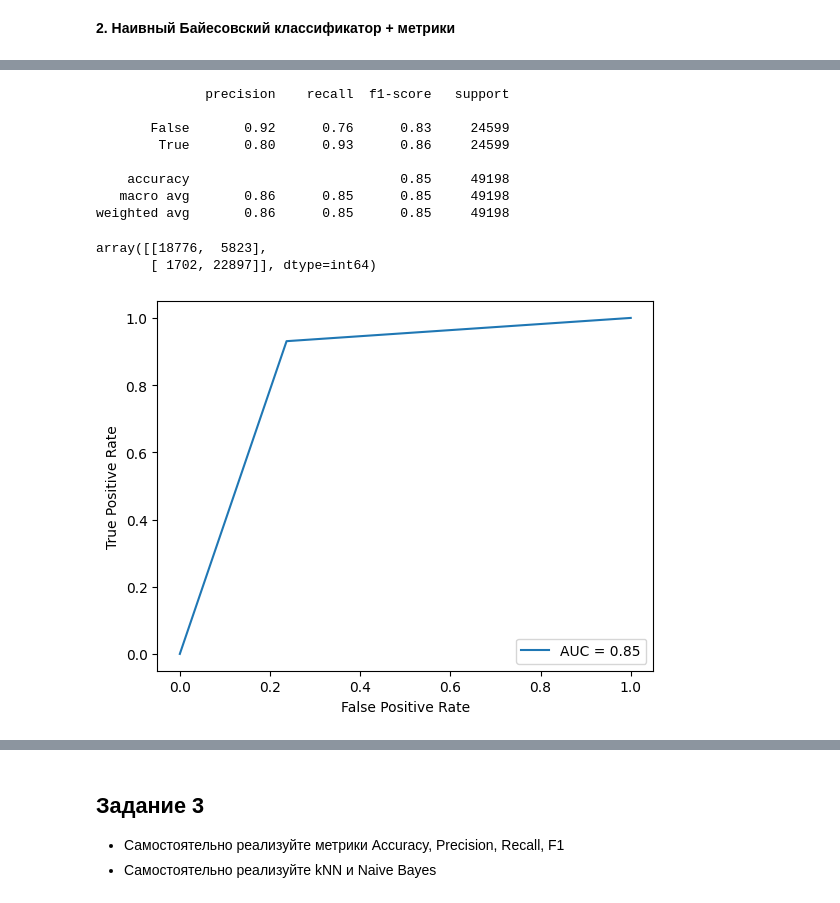
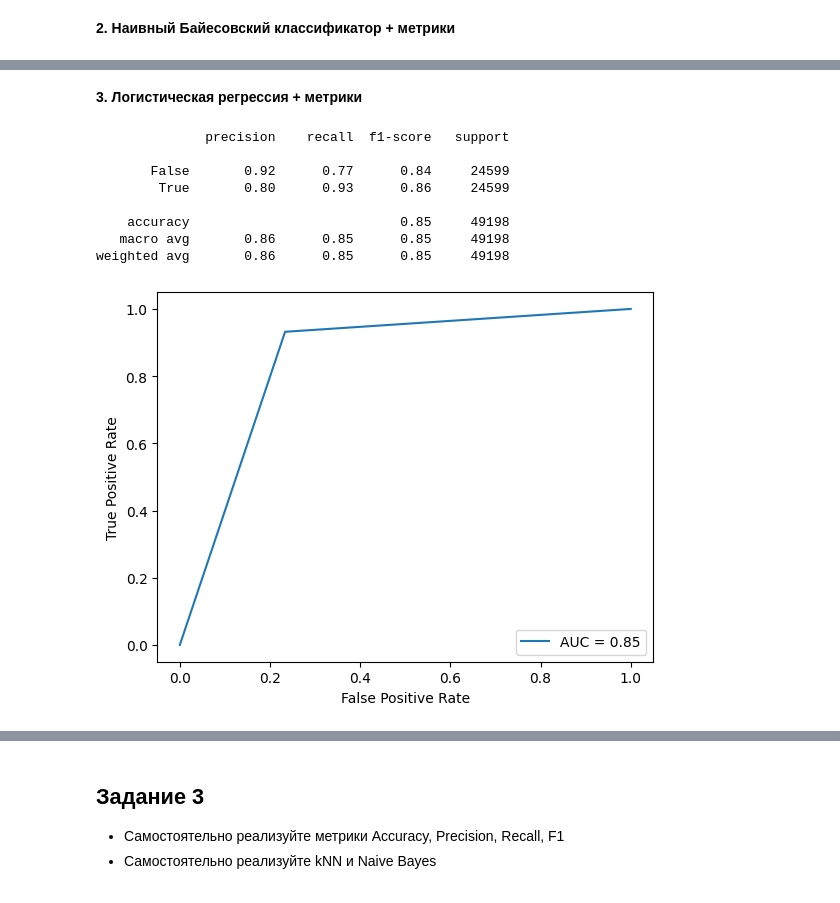
Before and after one commit to IvanBugaenko/MachineLearning-Labs, a Jupyter notebook: notebooks/2.ipynb, the cells around one changed output, grey strips where cells are left out. Drawn from its saved outputs; the diff is of its cells as text; code cells hidden in the pictures.

```diff
--- a/notebooks/2.ipynb
+++ b/notebooks/2.ipynb
@@ -248,33 +209,17 @@ plt.show()
+# %% [markdown]
+**3. Логистическая регрессия + метрики**
 # %%
 clf = LogisticRegression().fit(X_train, y_train)
 y_pred = clf.predict(X_test)
 print(classification_report(y_test, y_pred))
+draw_roc(y_test, y_pred)
 # %% [output]
               precision    recall  f1-score   support
 
-       False       0.92      0.76      0.83     24599
+       False       0.92      0.77      0.84     24599
         True       0.80      0.93      0.86     24599
 
     accuracy                           0.85     49198
    macro avg       0.86      0.85      0.85     49198
 weighted avg       0.86      0.85      0.85     49198
+[figure, added]
-# %%
-confusion_matrix(y_test, y_pred)
-# %% [output]
-array([[18776,  5823],
-       [ 1702, 22897]], dtype=int64)
-# %%
-fpr, tpr, thresholds = roc_curve(y_test, y_pred)
-roc_auc = auc(fpr, tpr)
-
-display = RocCurveDisplay(
-    fpr=fpr,
-    tpr=tpr,
-    roc_auc=roc_auc
-)
-
-display.plot()
-
-plt.show()
-# %% [output]
-[figure, removed]
```
Also changed, not shown: parts of 21 cells of this notebook, 5 other files.
